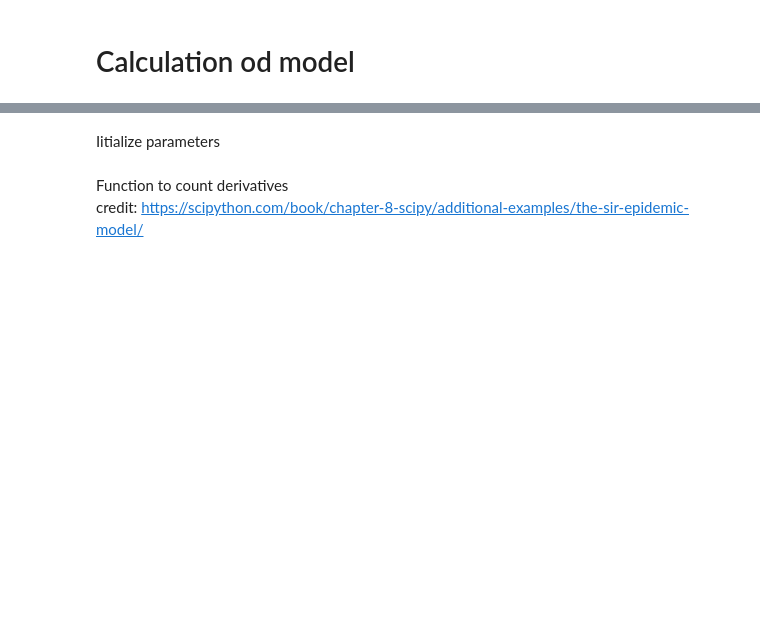
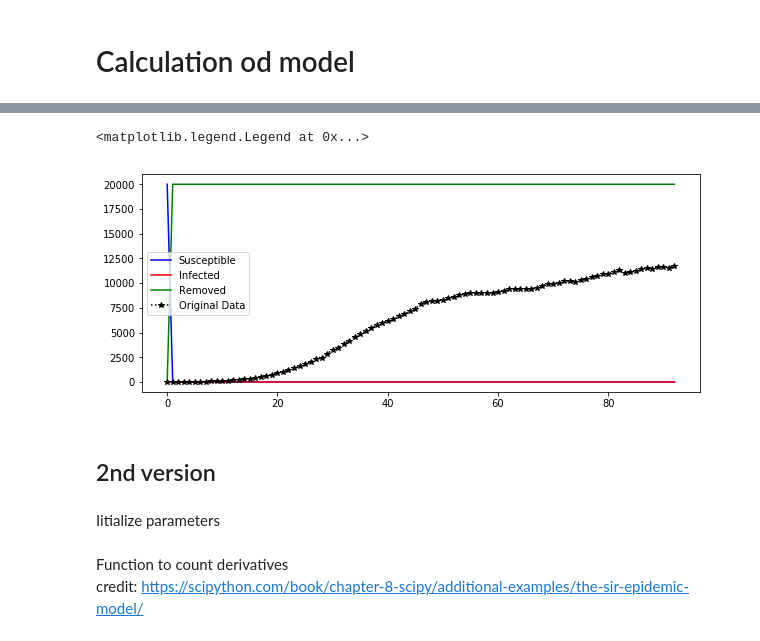
Before and after one commit to MarBry111/SIR_Poland_COVID19, a Jupyter notebook: SIR.ipynb, the cells around one changed output, grey strips where cells are left out. Saved outputs shown, nothing was run; the diff lists cells and outputs as text; code cells hidden in the pictures; blank space fills up the shorter version.

```diff
--- a/SIR.ipynb
+++ b/SIR.ipynb
@@ -108,0 +155,5 @@ plt.savefig('images/poland.png', bbox_inches='tight')
+# %%
+S0 = 2*10**4
+I0 = 1
+R0 = 0
+data = Itotal
@@ -109,3 +186,15 @@ plt.savefig('images/poland.png', bbox_inches='tight')
+# %%
+fig = plt.figure(figsize=(10,4))
+plt.plot(sol.t,sol.y[0],"b-")
+plt.plot(sol.t,sol.y[1],"r-")
+plt.plot(sol.t,sol.y[2],"g-")
+plt.plot(np.arange(0,len(data)),data,"k*:")
+plt.legend(["Susceptible","Infected","Removed","Original Data"])
+# %% [output]
+<matplotlib.legend.Legend at 0x...>
+[figure, added]
+# %% [markdown]
+## 2nd version
 # %% [markdown]
 Iitialize parameters
 # %%
```
Also changed, not shown: parts of 13 cells of this notebook.
